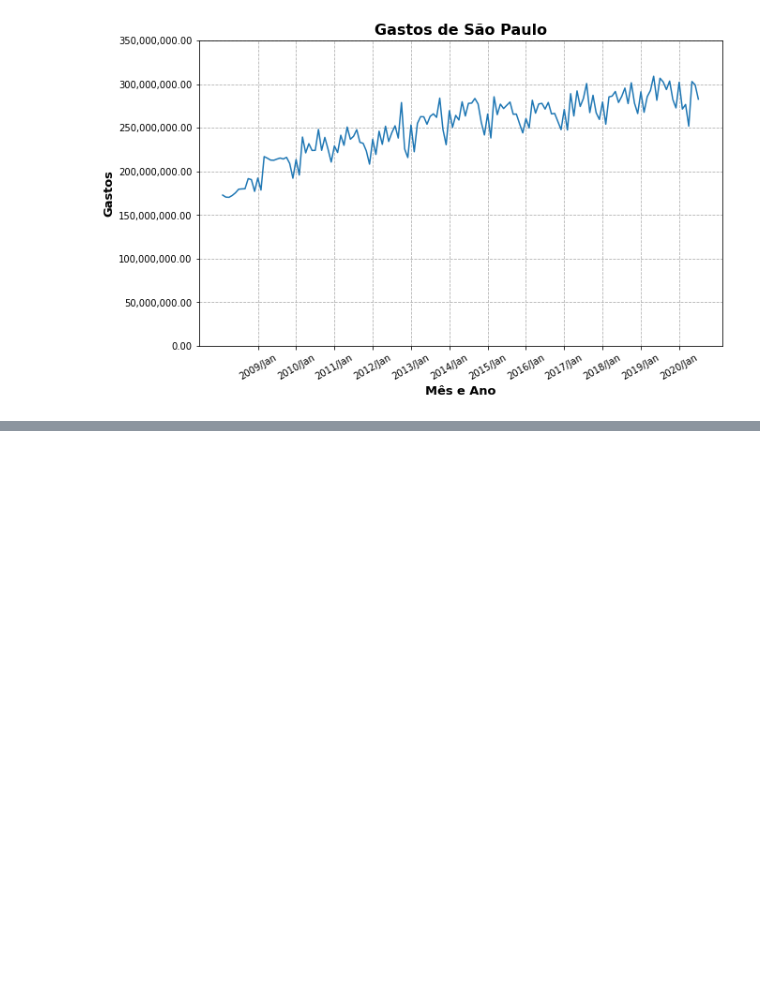
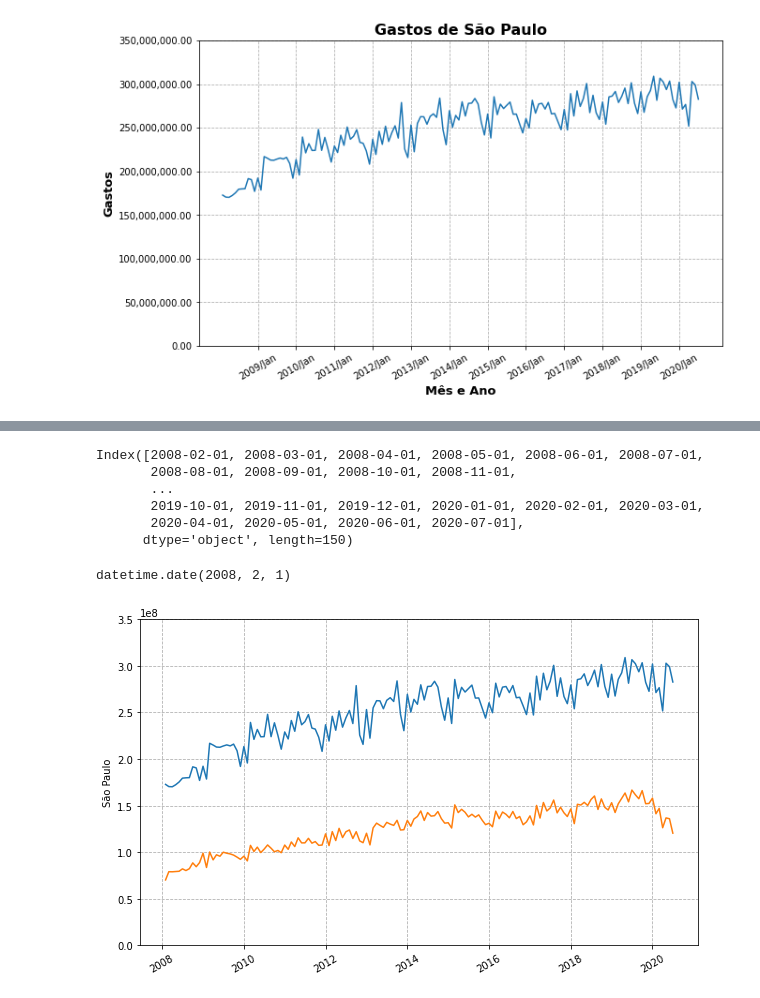
Before and after one commit to gustavopierre/data_science_portfolio, a Jupyter notebook: BootcampAlura_GustavoPierre.ipynb, the cells around one changed output, grey strips where cells are left out. Cells and saved outputs as stored; diff of their text form; code cells hidden in the pictures; blank space fills up the shorter version.

```diff
--- a/BootcampAlura_GustavoPierre.ipynb
+++ b/BootcampAlura_GustavoPierre.ipynb
@@ -1432,0 +1521,24 @@ plt.show()
+# %%
+mensal.index
+# %% [output]
+Index([2008-02-01, 2008-03-01, 2008-04-01, 2008-05-01, 2008-06-01, 2008-07-01,
+       2008-08-01, 2008-09-01, 2008-10-01, 2008-11-01,
+       ...
+       2019-10-01, 2019-11-01, 2019-12-01, 2020-01-01, 2020-02-01, 2020-03-01,
+       2020-04-01, 2020-05-01, 2020-06-01, 2020-07-01],
+      dtype='object', length=150)
+# %%
+mensal.index[0]
+# %% [output]
+datetime.date(2008, 2, 1)
+# %%
+plt.figure(figsize=(10,6))
+ax = sns.lineplot(data=mensal, x=mensal.index, y='São Paulo')
+ax = sns.lineplot(data=mensal, x=mensal.index, y='Minas Gerais')
+plt.xticks(rotation=30)
+plt.ylim(0, 350000000)
+#ax.xaxis.set_major_locator(ticker.IndexLocator(base=12, offset=11))
+plt.grid(linestyle='--')
+plt.show()
+# %% [output]
+[figure, added]
```
Also changed, not shown: parts of 20 cells of this notebook.
